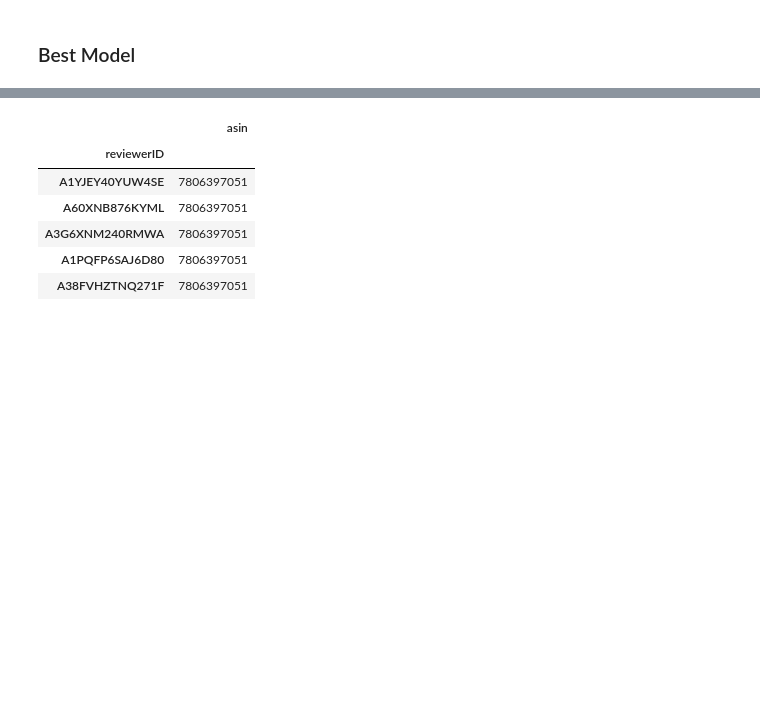
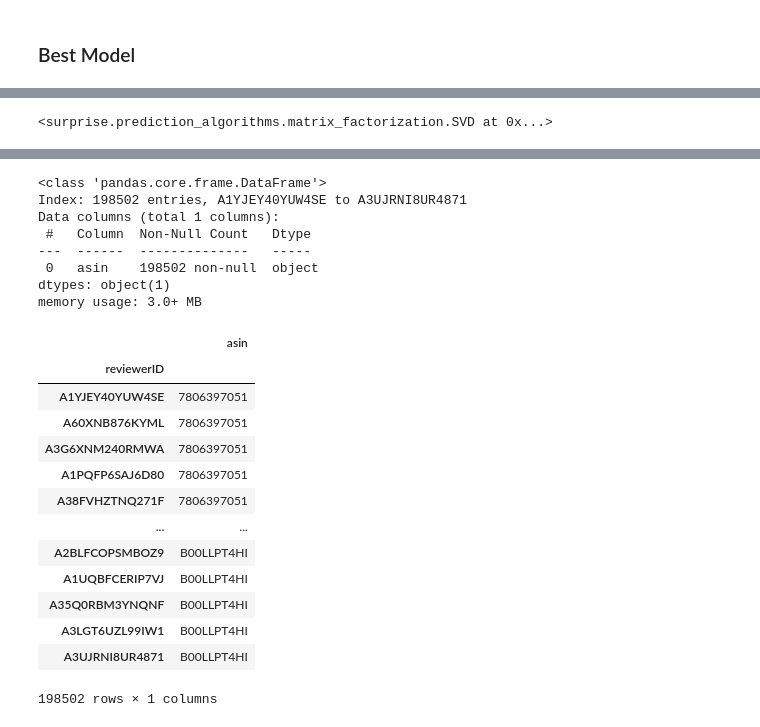
Before and after one commit to zander1268/Recommendation-Systems, a Jupyter notebook: meg_notebook.ipynb, the cells around one changed output, grey strips where cells are left out. Saved outputs shown, nothing was run; the diff lists cells and outputs as text; code cells hidden in the pictures; blank space fills up the shorter version.

```diff
--- a/meg_notebook.ipynb
+++ b/meg_notebook.ipynb
@@ -536,5 +571,8 @@ df_cleaned
 # %%
 best_model = SVD(n_factors=2, n_epochs=20, biased=True)
+best_model.fit(trainset)
+# %% [output]
+<surprise.prediction_algorithms.matrix_factorization.SVD at 0x...>
 # %%
 df.head()
 # %% [output]
@@ -546,14 +584,32 @@ df.head()
 | 4 | A38FVHZTNQ271F | 7806397051 | Nova Amor | [0, 0] | It was a little smaller than I ex... | 3 | It's okay. | 1382140800 | 10 19, 2013 |
 # %%
 ## Subset data frame to show reviewers the products they have rated
-df_prior_ratings = df.set_index("reviewerID")
+df_prior_ratings = pd.DataFrame(df.set_index("reviewerID"))
 df_prior_ratings.drop(columns= ["reviewerName", "helpful", "reviewText", "overall", "summary", "unixReviewTime", "reviewTime"], inplace=True)
-df_prior_ratings.head()
+df_prior_ratings.info()
 # %% [output]
-|  | asin |
-| reviewerID |  |
-| A1YJEY40YUW4SE | 7806397051 |
-| A60XNB876KYML | 7806397051 |
-| A3G6XNM240RMWA | 7806397051 |
-| A1PQFP6SAJ6D80 | 7806397051 |
-| A38FVHZTNQ271F | 7806397051 |
+<class 'pandas.core.frame.DataFrame'>
+Index: 198502 entries, A1YJEY40YUW4SE to A3UJRNI8UR4871
+Data columns (total 1 columns):
+ #   Column  Non-Null Count   Dtype
+---  ------  --------------   -----
+ 0   asin    198502 non-null  object
+dtypes: object(1)
+memory usage: 3.0+ MB
+# %%
+df_prior_ratings
+# %% [output]
+|  | asin |
+| reviewerID |  |
+| A1YJEY40YUW4SE | 7806397051 |
+| A60XNB876KYML | 7806397051 |
+| A3G6XNM240RMWA | 7806397051 |
+| A1PQFP6SAJ6D80 | 7806397051 |
+| A38FVHZTNQ271F | 7806397051 |
+| ... | ... |
+| A2BLFCOPSMBOZ9 | B00LLPT4HI |
+| A1UQBFCERIP7VJ | B00LLPT4HI |
+| A35Q0RBM3YNQNF | B00LLPT4HI |
+| A3LGT6UZL99IW1 | B00LLPT4HI |
+| A3UJRNI8UR4871 | B00LLPT4HI |
+198502 rows × 1 columns
```
Also changed, not shown: parts of 22 cells of this notebook.
